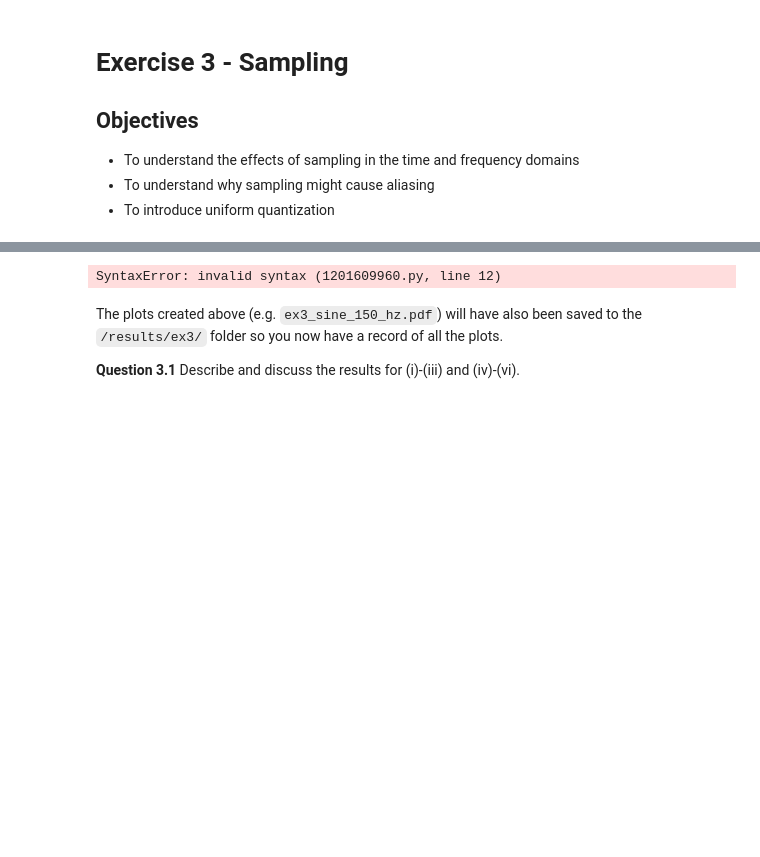
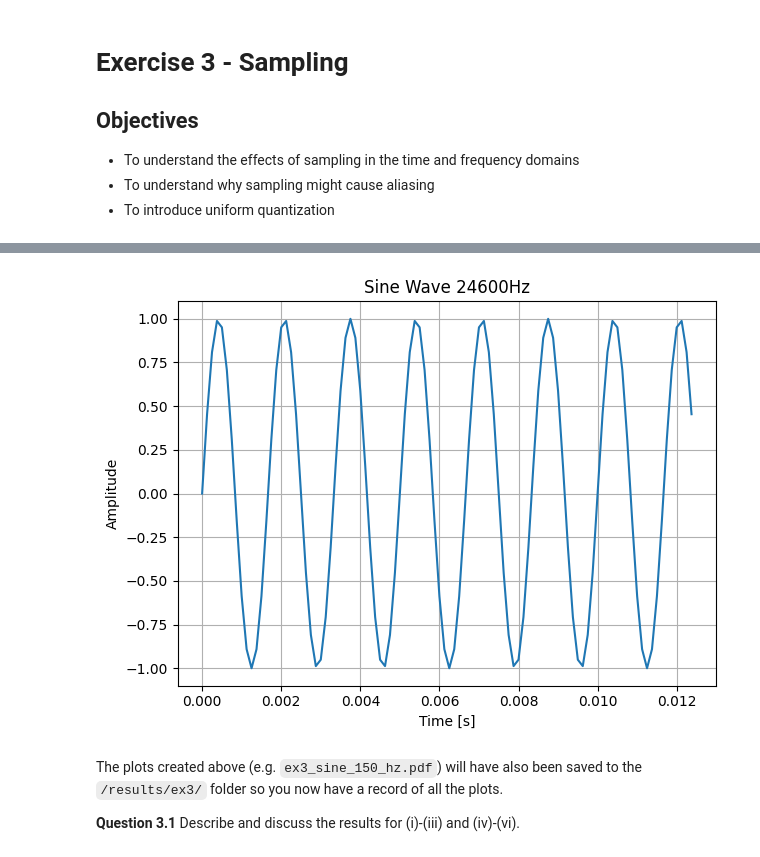
Before and after one commit to jaym-01/Signals-and-Systems-Labs, a Jupyter notebook: EX3 - Sampling.ipynb, the cells around one changed output, grey strips where cells are left out. Drawn from its saved outputs; the diff is of its cells as text; code cells hidden in the pictures; blank space fills up the shorter version.

```diff
--- a/EX3 - Sampling.ipynb
+++ b/EX3 - Sampling.ipynb
@@ -51,20 +51,20 @@ $(\text{iv}) \:  f=7400$ Hz, $\quad (\text{v}) \:  f=7700$ Hz $\:$ and $\: (\tex
 # %%
 import numpy as np
 import matplotlib.pyplot as plt
 
 from functions.lab_functions import sinegen, cosgen
 from functions.lab_functions import plot_signal
 
 fs = 8000
-fsig = 150# change the value of fsig for parts (i) to (vi)
+fsig = 24600# change the value of fsig for parts (i) to (vi)
 Nsamp = 100
 t, x = sinegen(fs, fsig, Nsamp)
 
-plt = plot_signal(t, x, `title='Sine Wave ' + str(fsig) + 'Hz', xlabel='Time [s]', ylabel='Amplitude')
+plt = plot_signal(t, x, title='Sine Wave ' + str(fsig) + 'Hz', xlabel='Time [s]', ylabel='Amplitude')
 plt.savefig('results/ex3/ex3_sine_' + str(fsig) + '_hz.pdf')
 plt.show()
 # %% [output]
-SyntaxError: invalid syntax (1201609960.py, line 12)
+[figure, added]
 # %% [markdown]
 The plots created above (e.g. `ex3_sine_150_hz.pdf`) will have also been saved to the `/results/ex3/` folder so you now have a record of all the plots.
 
```
Also changed, not shown: parts of 2 cells of this notebook, 3 other files.
